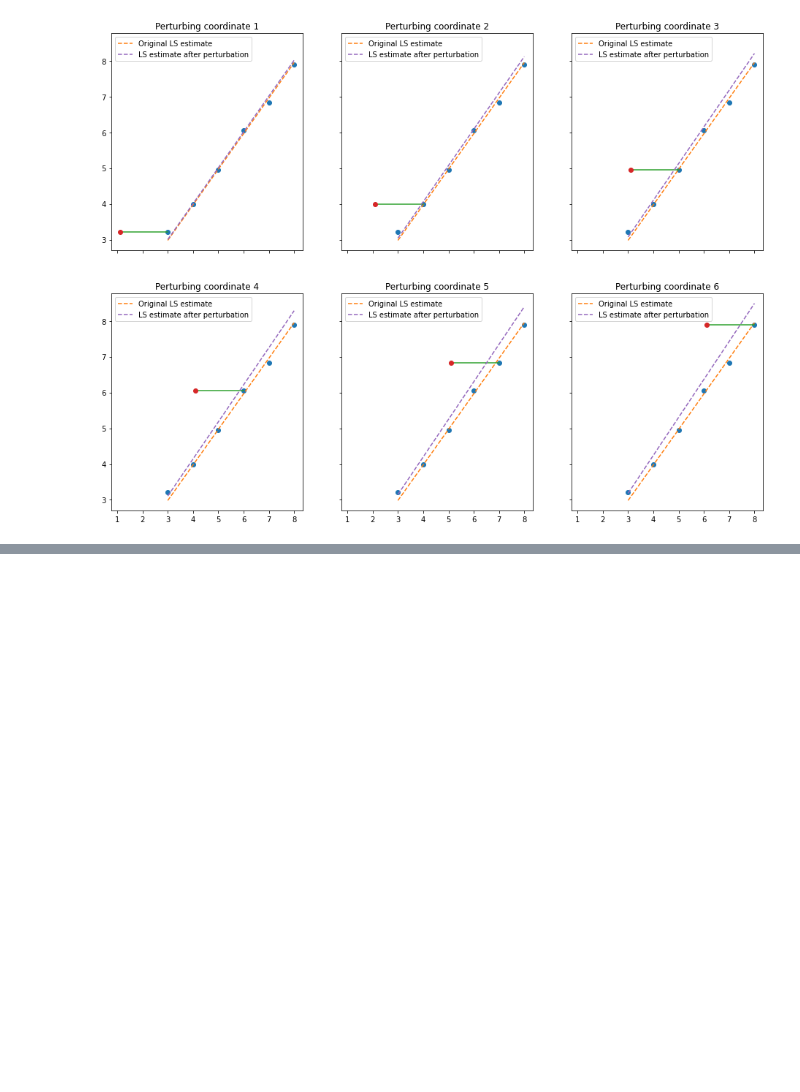
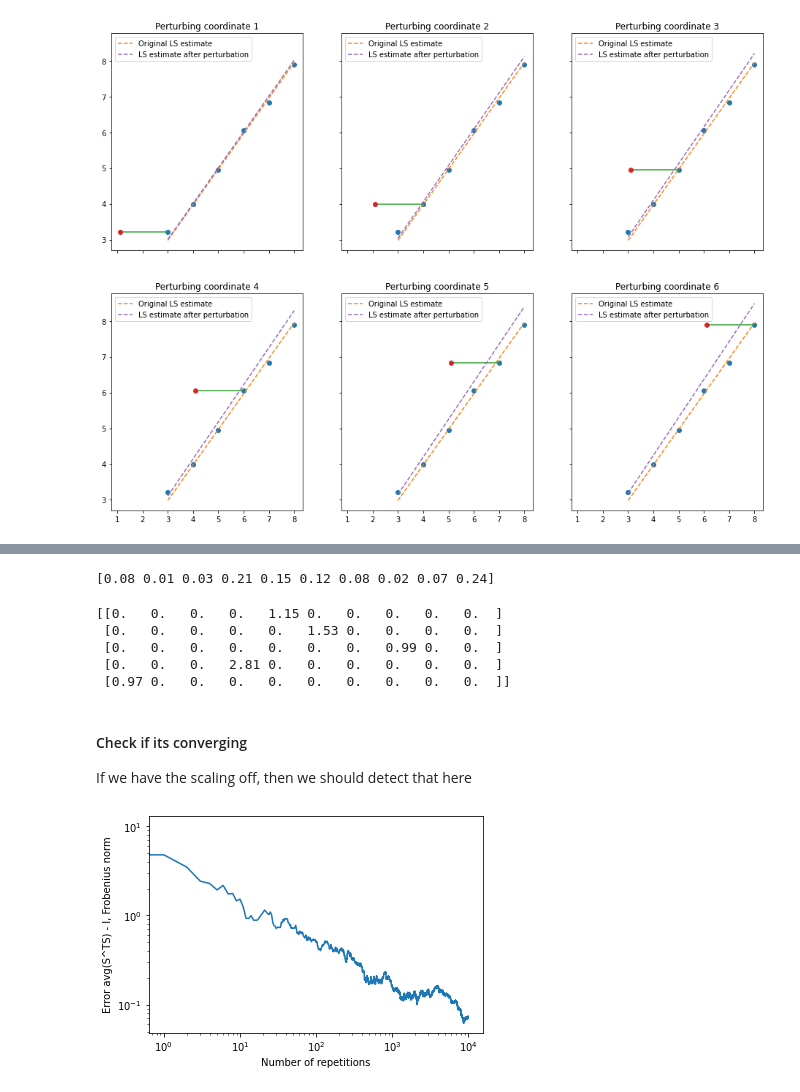
Before and after one commit to stephenbeckr/randomized-algorithm-class, a Jupyter notebook: Demos/demo06_leverageScores.ipynb, the cells around one changed output, grey strips where cells are left out. Cells and saved outputs as stored; diff of their text form; code cells hidden in the pictures; blank space fills up the shorter version.

Commit message:
Add part 2: weighted sampling

```diff
--- a/Demos/demo06_leverageScores.ipynb
+++ b/Demos/demo06_leverageScores.ipynb
@@ -84,0 +106,55 @@ for (i,ax) in enumerate(axs.flat):
+# %%
+import numpy as np
+import numpy.linalg
+from numpy.linalg import norm
+from numpy.random import default_rng
+rng = default_rng()
+from matplotlib import pyplot as plt
+# %%
+M   = 10
+m   = 5
+# the sketch S will be m x M
+
+weights   = rng.uniform(size=M) + 1e-2  # keep these away from 0
+weights   = weights/sum(weights)        # normalize them so they are a discrete probability distribution
+
+nReps     = int(1e4)
+StS       = np.zeros( (M,M) )
+I         = np.eye( M )
+
+errList   = []
+
+for trial in range(nReps):
+
+  omega   = rng.choice( M, m, replace=True, p=weights, shuffle=False)
+  scaling = 1/np.sqrt( m*weights[omega] )
+  S       = scaling.reshape( (m,1 )) * I[omega,:]
+
+  StS    += S.T@S
+
+  errList.append( norm( StS/(trial+1) - I ) )
+# %%
+with np.printoptions(precision=2):
+  print(weights)
+# %% [output]
+[0.08 0.01 0.03 0.21 0.15 0.12 0.08 0.02 0.07 0.24]
+# %%
+# A typical draw of the S matrix:
+with np.printoptions(precision=2):
+  print(S)
+# %% [output]
+[[0.   0.   0.   0.   1.15 0.   0.   0.   0.   0.  ]
+ [0.   0.   0.   0.   0.   1.53 0.   0.   0.   0.  ]
+ [0.   0.   0.   0.   0.   0.   0.   0.99 0.   0.  ]
+ [0.   0.   0.   2.81 0.   0.   0.   0.   0.   0.  ]
+ [0.97 0.   0.   0.   0.   0.   0.   0.   0.   0.  ]]
+# %% [markdown]
+#### Check if its converging
+If we have the scaling off, then we should detect that here
+# %%
+plt.loglog( errList)
+plt.xlabel('Number of repetitions')
+plt.ylabel('Error avg(S^TS) - I, Frobenius norm')
+plt.show()
+# %% [output]
+[figure, added]
```
Also changed, not shown: parts of 7 cells of this notebook.
